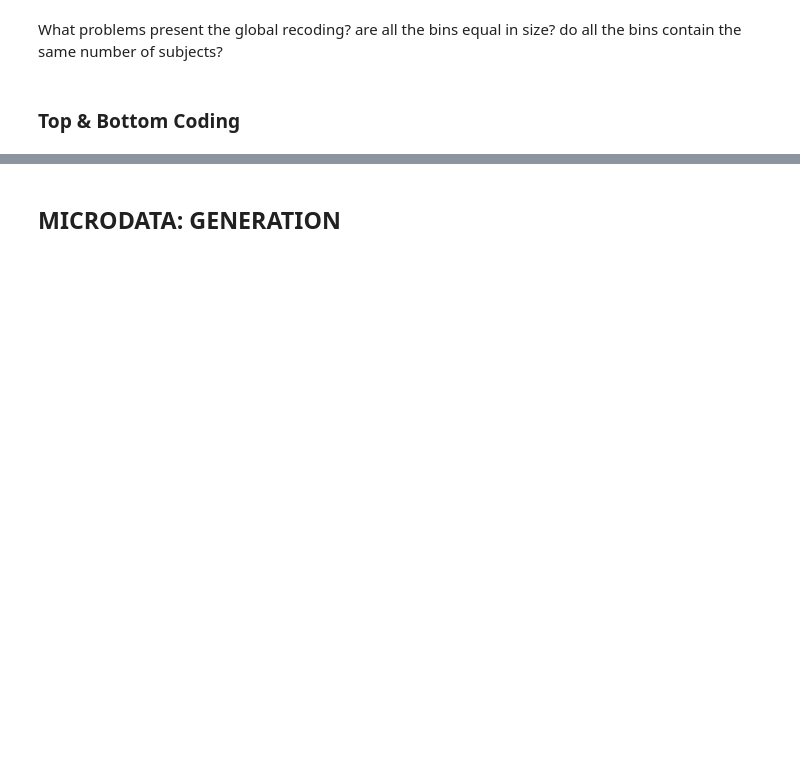
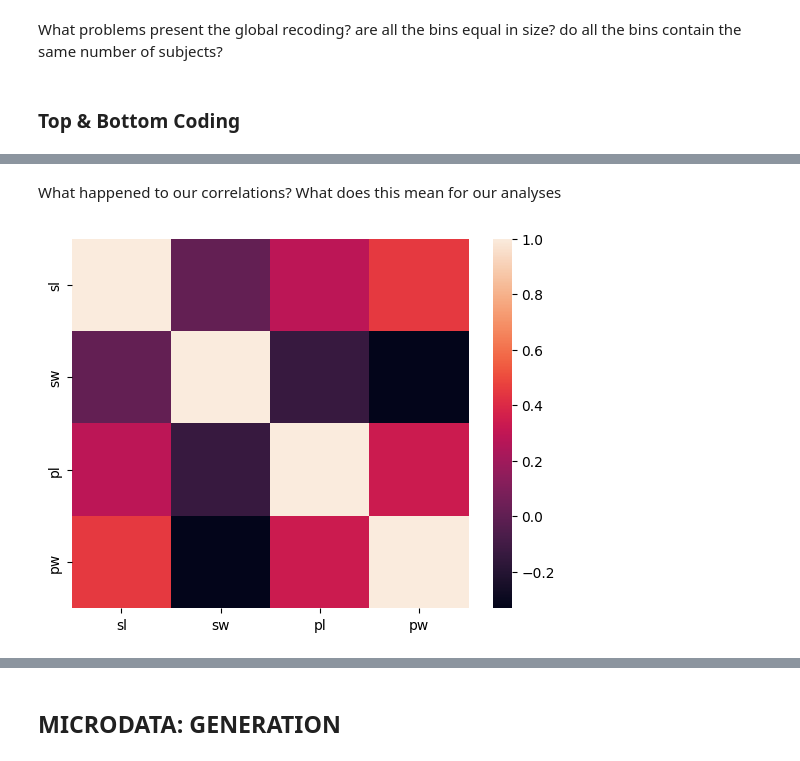
Before and after one commit to guglielmof/esercitazioni-PPIA, a Jupyter notebook: microdata_protection.ipynb, the cells around one changed output, grey strips where cells are left out. Cells and saved outputs as stored; diff of their text form; code cells hidden in the pictures; blank space fills up the shorter version.

```diff
--- a/microdata_protection.ipynb
+++ b/microdata_protection.ipynb
@@ -250,0 +623,4 @@ variables = ["sl", "sw", "pl", "pw"]
+# %%
+data_path = 'https://archive.ics.uci.edu/ml/machine-learning-databases/iris/iris.data'
+variables = ["sl", "sw", "pl", "pw"]
+iris = pd.read_csv(data_path, names = variables + ["label"])
@@ -262,11 +643,33 @@ scaled_sigmas2 = sigmas2*alpha
 # %%
-# generate the random noise with mean 0 and the computed standard deviations
-noise = npr.normal(
-                size=(len(iris.index), len(variables)), #set the size of the data
-                loc=0, #set the mean
-                scale=scaled_sigmas2 #set the standard deviations
-                  )
+def uncorrelated_additive_noise(dataset: np.array):
+  """
+  Adds uncorrelated additive noise to a dataset.
 
-noised_idf = iris.copy()
-noised_idf[variables] += noise
+  The noise for each variable is drawn from a normal distribution with
+  mean 0 and a standard deviation equal to the standard deviation of
+  the corresponding variable in the input dataset.
+
+  Args:
+      dataset (np.array): The input numpy array containing numerical data.
+
+  Returns:
+      np.array: A new numpy array with uncorrelated additive noise applied.
+  """
+
+  #compute the variance
+  sigma2 = ???
+
+  # generate the random noisefrom the normal distribution with mean 0 and the
+  # computed standard deviations.
+  # we need to generate noise for each instance and for each considered variable:
+  # what does this tell you about the shape of the noise?
+  noise = ???
+
+  #now, we can add the noise to the dataset
+  dataset += noise
+
+  return dataset
+
+noisy_irisdf = iris.copy()
+noisy_irisdf[variables] = uncorrelated_additive_noise(iris[variables].to_numpy())
 # %%
@@ -276,6 +693,10 @@ iris[variables].head()
+# %% [markdown]
+What happened to our correlations? What does this mean for our analyses
 # %%
-corr = noised_idf[variables].corr()
+corr = noisy_irisdf[variables].corr()
 sns.heatmap(corr)
 plt.show()
+# %% [output]
+[figure, added]
 # %% [markdown]
 <h3>Random noise: correlated additive noise</h3>
```
Also changed, not shown: parts of 80 cells of this notebook.
